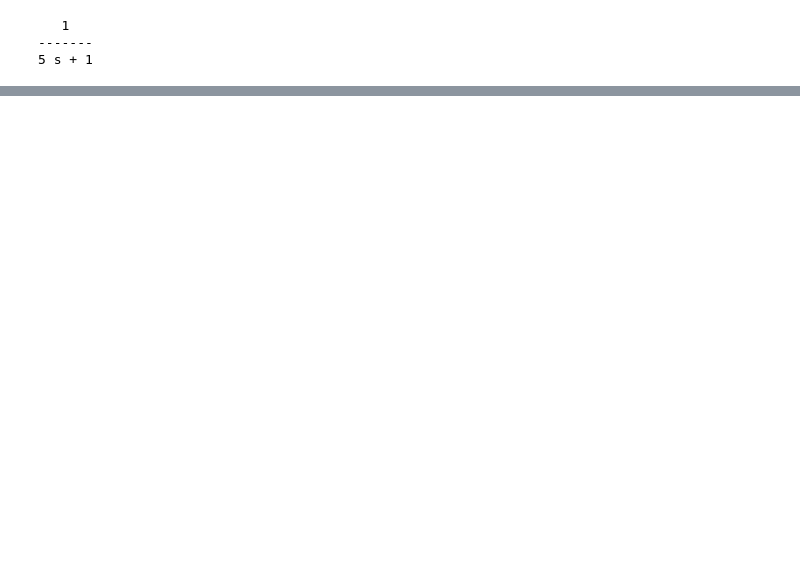
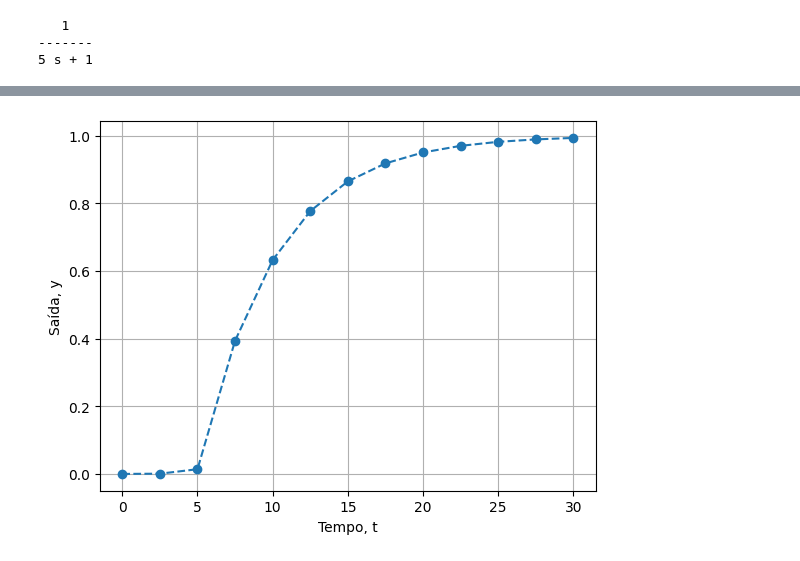
Before and after one commit to juliosdutra/Topicos-de-Controle-Avancado-UFES, a Jupyter notebook: Resposta_ao_degrau.ipynb, the cells around one changed output, grey strips where cells are left out. Cells and saved outputs as stored; diff of their text form; code cells hidden in the pictures; blank space fills up the shorter version.

```diff
--- a/Resposta_ao_degrau.ipynb
+++ b/Resposta_ao_degrau.ipynb
@@ -55,0 +63,19 @@ N
+# %%
+# Especificação do sistema
+theta = 5
+G2 = G1*ct.tf(*ct.pade(5,12,12))
+
+# Resposta ao degrau
+tsimu = np.arange(start=0, stop=25+Ts+theta, step=Ts)
+N = len(tsimu)
+sample = range(N) # Número da amostragem
+u = np.ones(N) # Variável de entrada
+t, y = ct.step_response(G2, T=tsimu)
+
+# Saída gráfica
+plt.plot(t, y, 'o--')
+plt.xlabel('Tempo, t')
+plt.ylabel('Saída, y')
+plt.grid()
+# %% [output]
+[figure, added]
```
Also changed, not shown: parts of 9 cells of this notebook.
